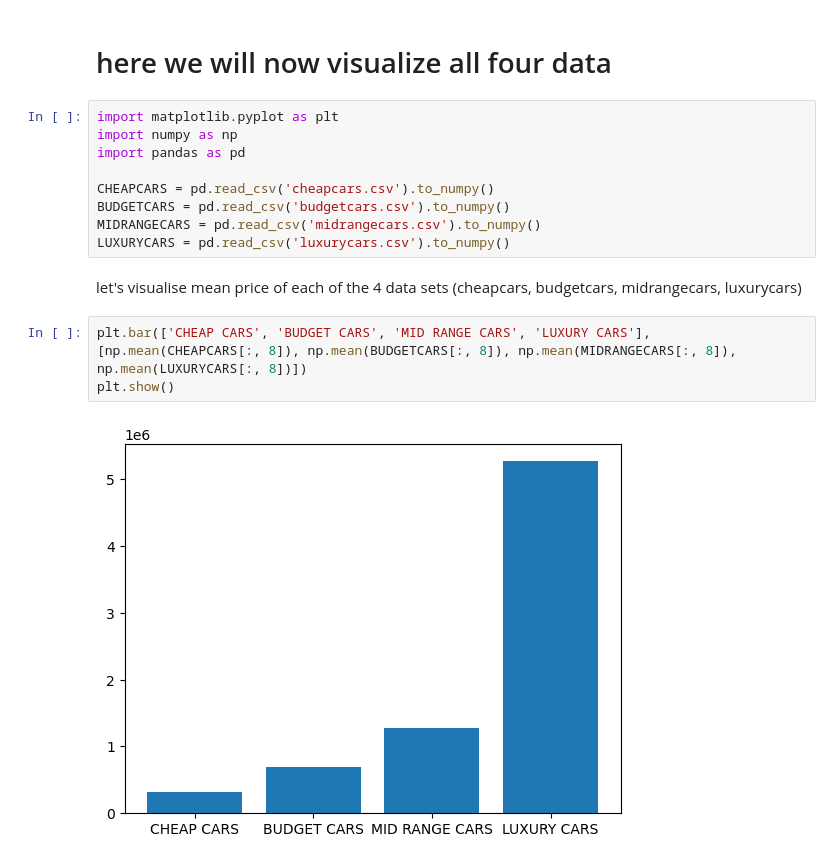
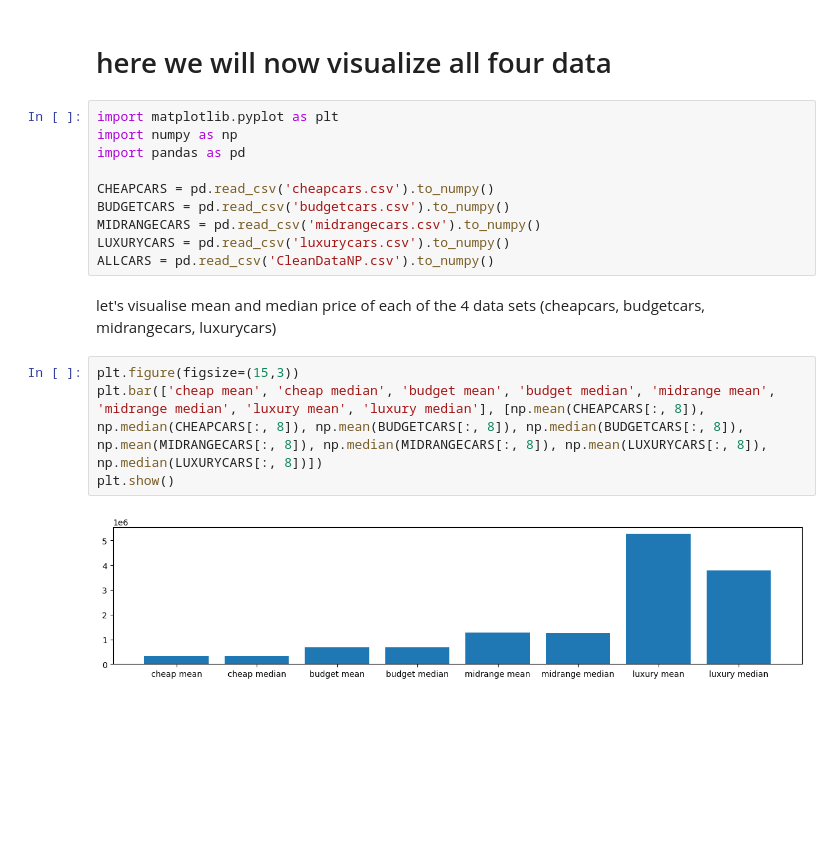
Before and after one commit to shashi0x/Used-Car-Price-Predictor-v2, a Jupyter notebook: Data/datavisuals.ipynb, the cells around one changed output. Saved outputs shown, nothing was run; the diff lists cells and outputs as text; blank space fills up the shorter version.

Commit message:
add more data visuals

```diff
--- a/Data/datavisuals.ipynb
+++ b/Data/datavisuals.ipynb
@@ -9,10 +9,12 @@ CHEAPCARS = pd.read_csv('cheapcars.csv').to_numpy()
 BUDGETCARS = pd.read_csv('budgetcars.csv').to_numpy()
 MIDRANGECARS = pd.read_csv('midrangecars.csv').to_numpy()
 LUXURYCARS = pd.read_csv('luxurycars.csv').to_numpy()
+ALLCARS = pd.read_csv('CleanDataNP.csv').to_numpy()
 # %% [markdown]
-let's visualise mean price of each of the 4 data sets (cheapcars, budgetcars, midrangecars, luxurycars)
+let's visualise mean and median price of each of the 4 data sets (cheapcars, budgetcars, midrangecars, luxurycars)
 # %%
-plt.bar(['CHEAP CARS', 'BUDGET CARS', 'MID RANGE CARS', 'LUXURY CARS'], [np.mean(CHEAPCARS[:, 8]), np.mean(BUDGETCARS[:, 8]), np.mean(MIDRANGECARS[:, 8]), np.mean(LUXURYCARS[:, 8])])
+plt.figure(figsize=(15,3))
+plt.bar(['cheap mean', 'cheap median', 'budget mean', 'budget median', 'midrange mean', 'midrange median', 'luxury mean', 'luxury median'], [np.mean(CHEAPCARS[:, 8]), np.median(CHEAPCARS[:, 8]), np.mean(BUDGETCARS[:, 8]), np.median(BUDGETCARS[:, 8]), np.mean(MIDRANGECARS[:, 8]), np.median(MIDRANGECARS[:, 8]), np.mean(LUXURYCARS[:, 8]), np.median(LUXURYCARS[:, 8])])
 plt.show()
 # %% [output]
-[figure, old version]
+[figure, new version]
```
Also changed, not shown: parts of 8 cells of this notebook.
